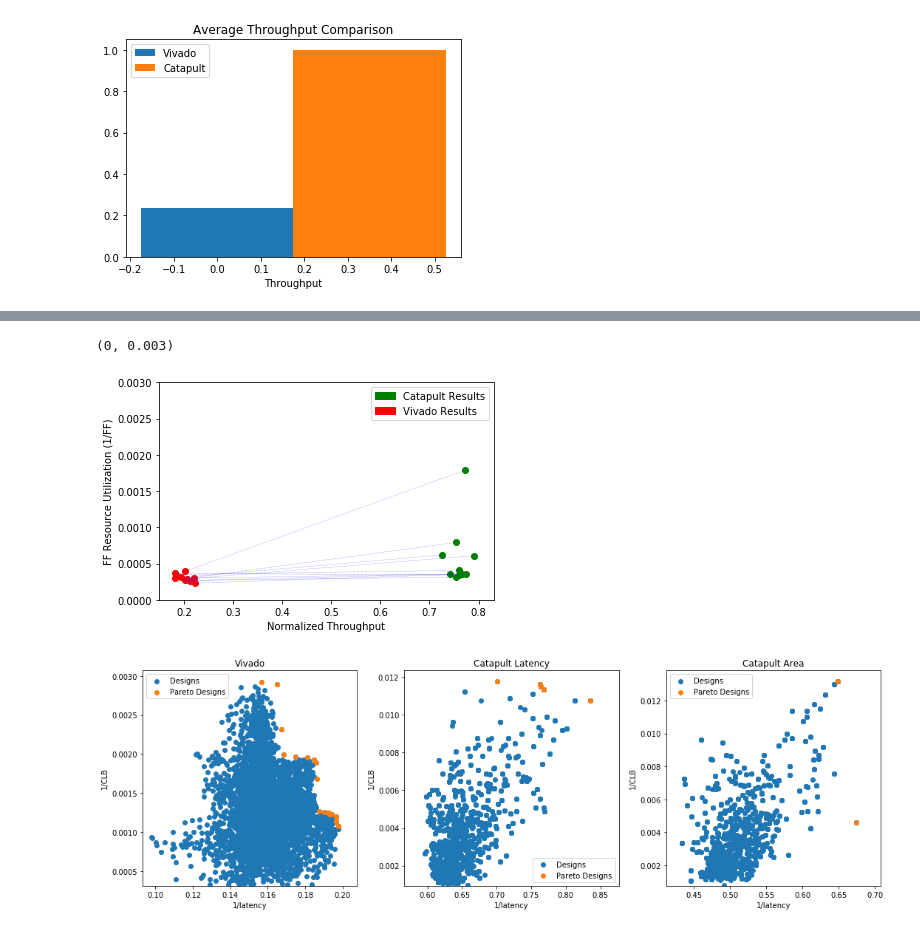
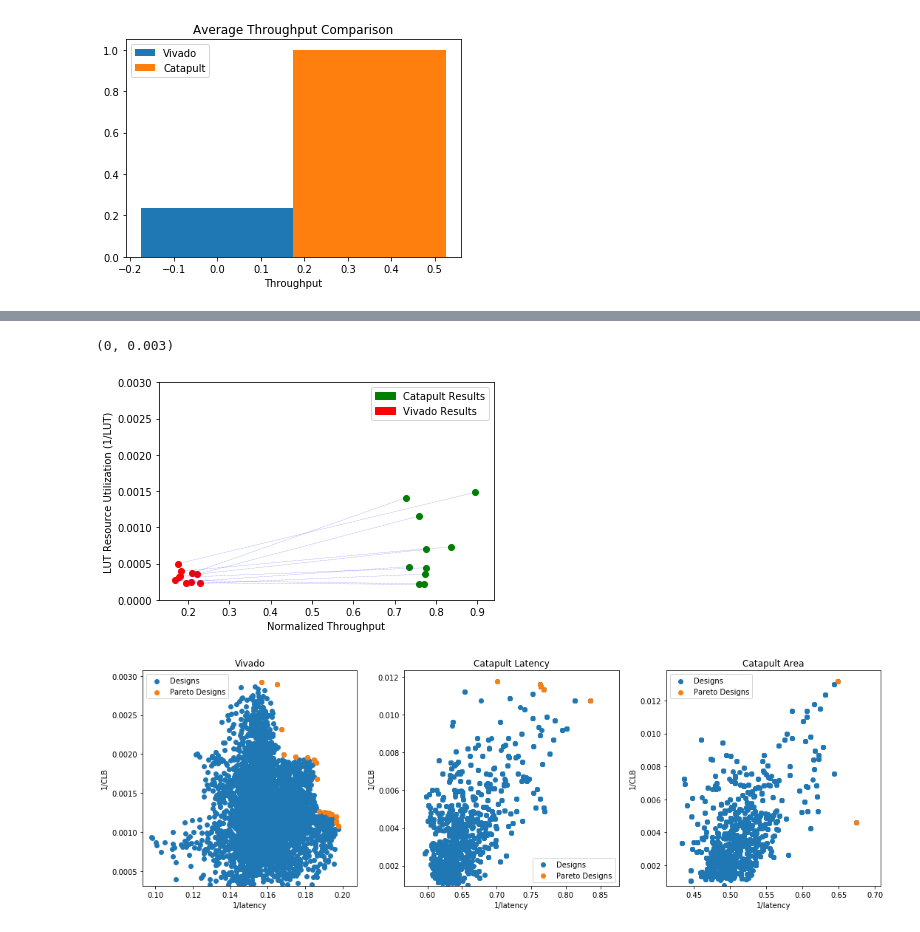
Before and after one commit to KastnerRG/Spector-HLS, a Jupyter notebook: dct/results/postproc/dct_postproc.ipynb, the cells around one changed output, grey strips where cells are left out. Drawn from its saved outputs; the diff is of its cells as text; code cells hidden in the pictures.

```diff
--- a/dct/results/postproc/dct_postproc.ipynb
+++ b/dct/results/postproc/dct_postproc.ipynb
@@ -129,20 +128,20 @@ plt.xlim(0, 1)
 # %%
 df_sample = cv_df.sample(10)
 plt.scatter(y=df_sample.lut_inv_x, x=df_sample.throughput_x, c='g')
 plt.scatter(y=df_sample.lut_inv_y, x=df_sample.throughput_y, c='r')
 linex = []
 for index, row in df_sample.iterrows():
     plt.plot([row['throughput_x'], row['throughput_y']], [row['lut_inv_x'], row['lut_inv_y']],'b:',linewidth=0.3)
 
 red_data = mpatches.Patch(color='green', label='Catapult Results')
 green_data = mpatches.Patch(color='red', label='Vivado Results')
 plt.legend(handles=[red_data, green_data])
 plt.xlabel('Normalized Throughput')
-plt.ylabel('FF Resource Utilization (1/FF)')
+plt.ylabel('LUT Resource Utilization (1/LUT)')
 plt.ylim(0, 0.003)
 # %% [output]
 (0, 0.003)
-[figure, old version]
+[figure, new version]
 # %%
 sys.path.append('./pareto_files')
 from utils import adrs, read_design_space, approximate_pareto
```
Also changed, not shown: parts of 7 cells of this notebook, 3 other files.
